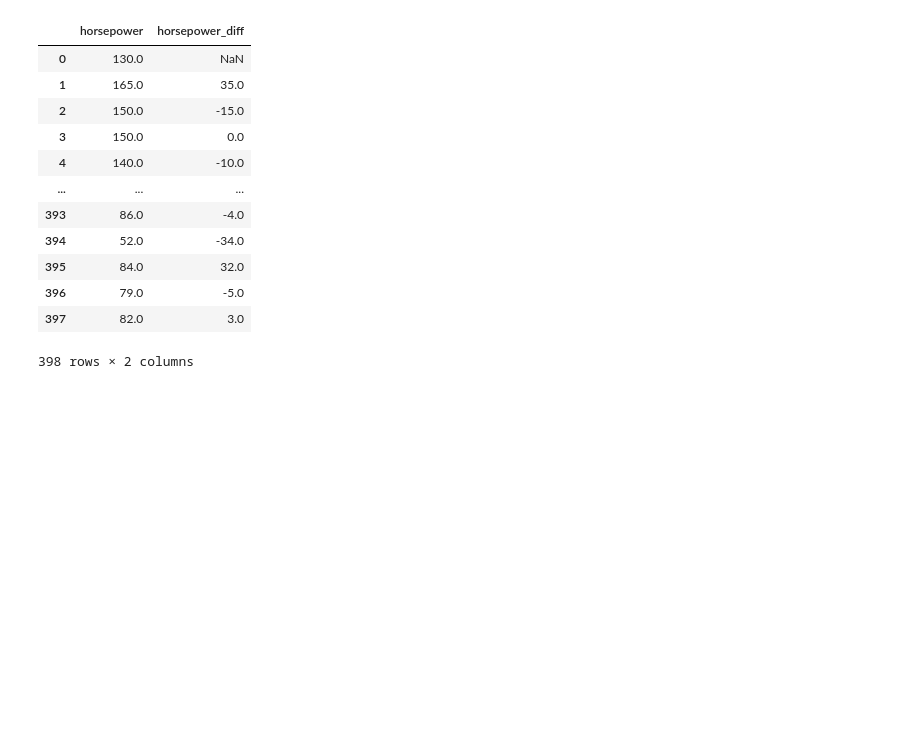
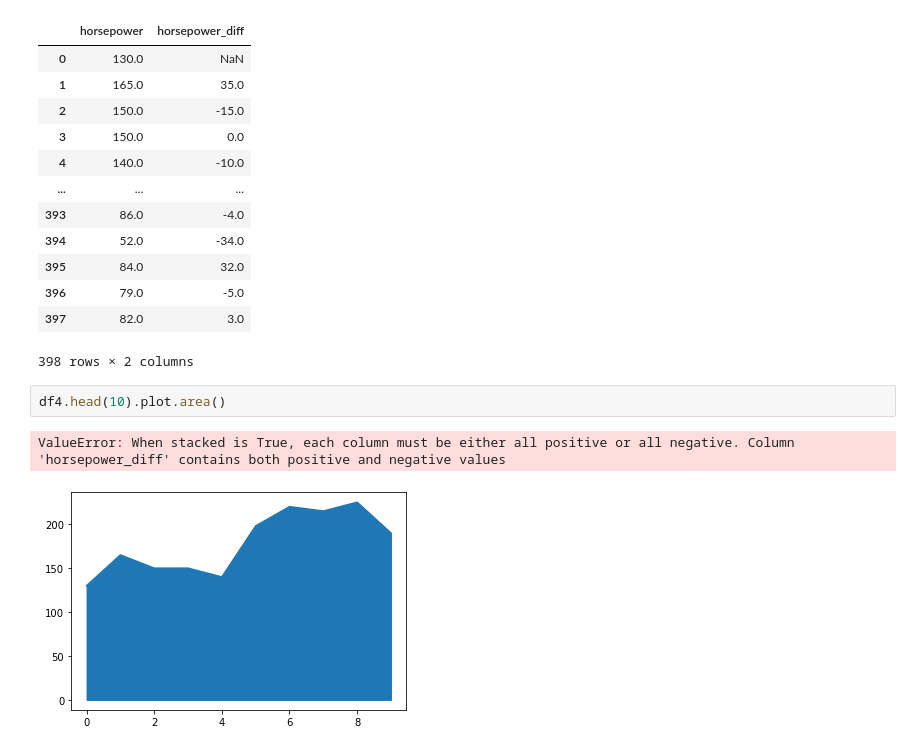
Before and after one commit to iksadNorth/sketch, a Jupyter notebook: lab_pandas.ipynb, the cells around one changed output. Drawn from its saved outputs; the diff is of its cells as text; blank space fills up the shorter version.

```diff
--- a/lab_pandas.ipynb
+++ b/lab_pandas.ipynb
@@ -365,3 +365,8 @@ df4
 | 396 | 79.0 | -5.0 |
 | 397 | 82.0 | 3.0 |
 398 rows × 2 columns
+# %%
+df4.head(10).plot.area()
+# %% [output]
+ValueError: When stacked is True, each column must be either all positive or all negative. Column 'horsepower_diff' contains both positive and negative values
+[figure, added]
```
Also changed, not shown: parts of 9 cells of this notebook, 1 other file.
